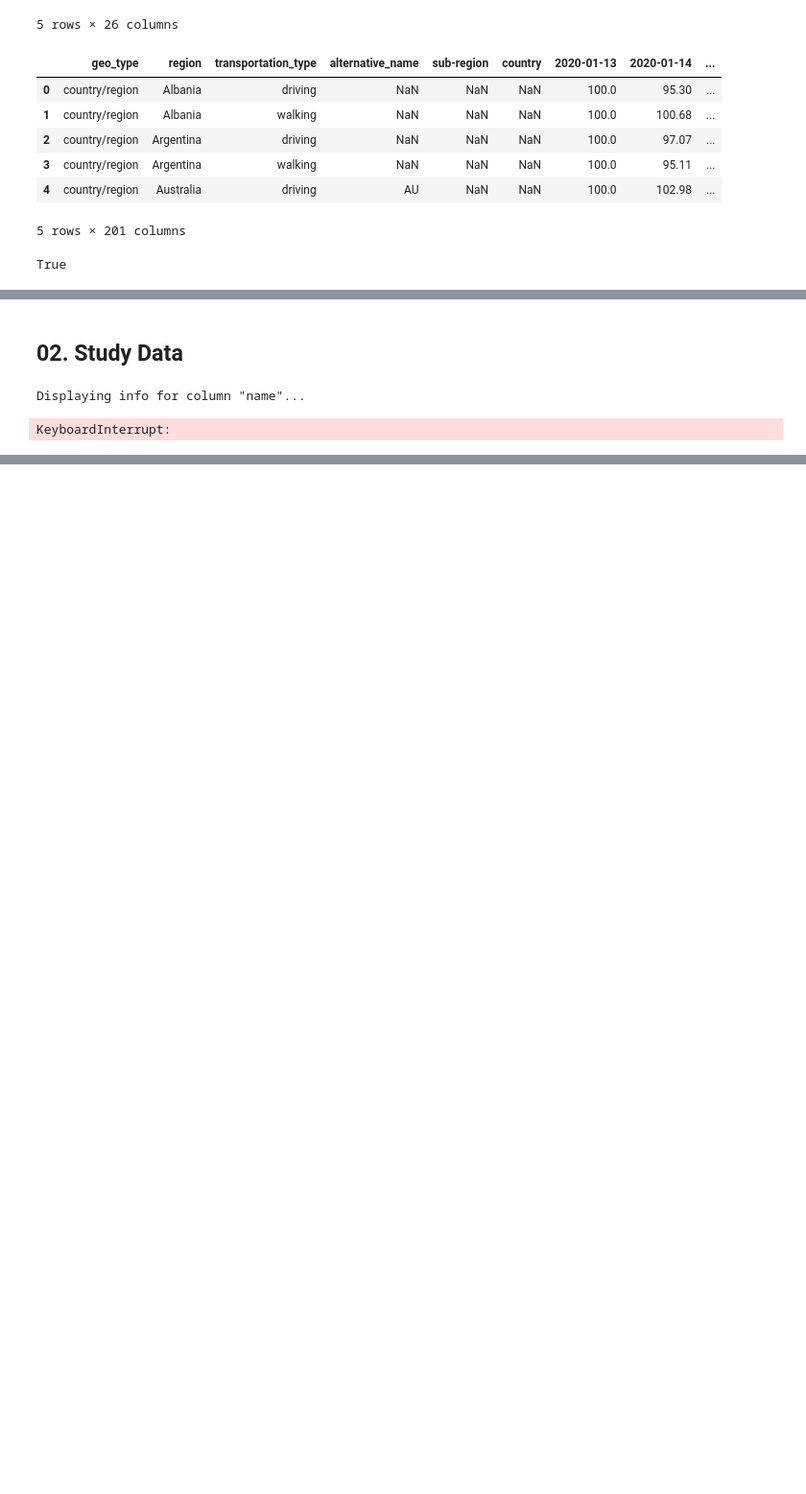
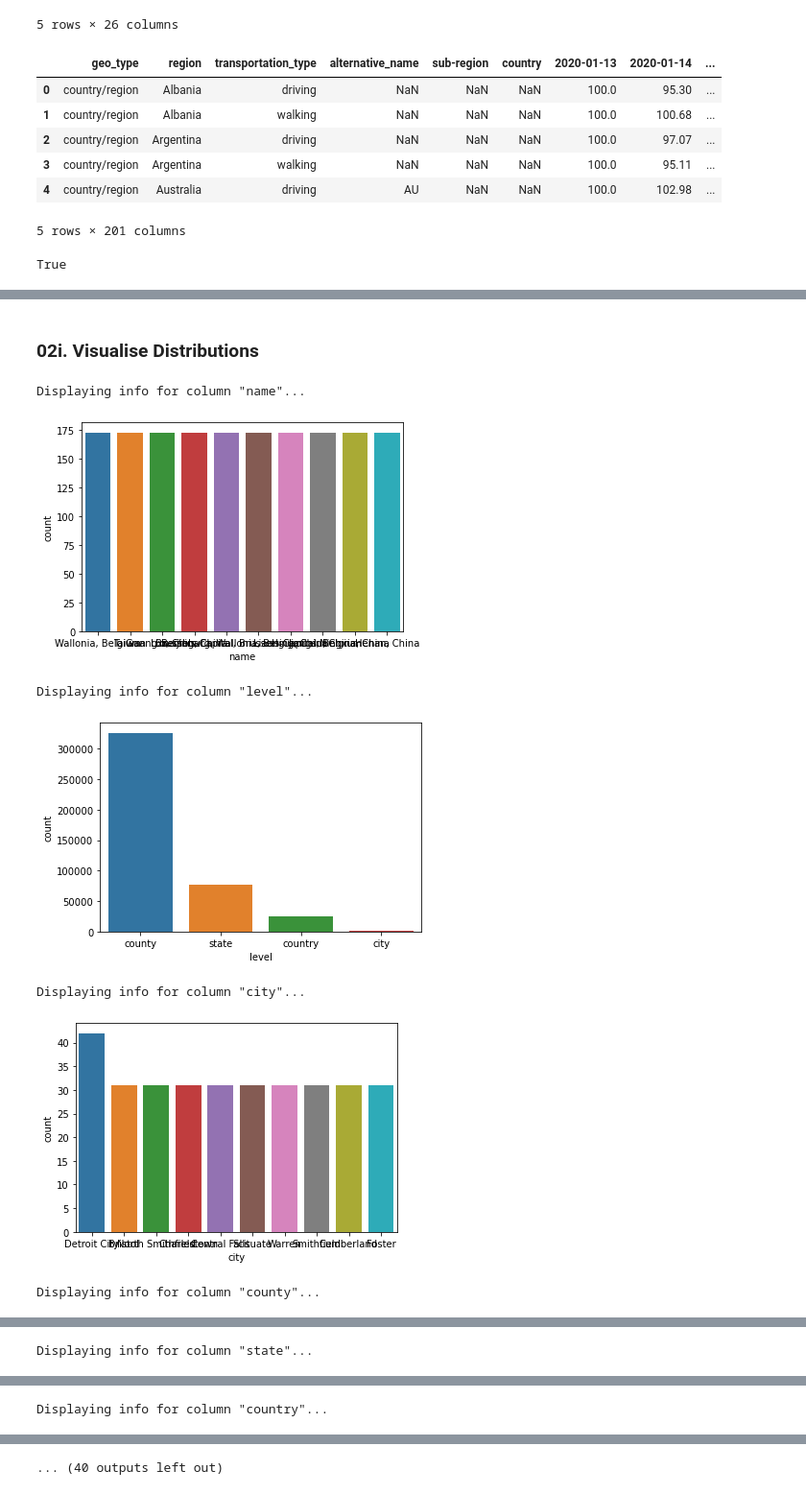
Before and after one commit to pillowtann/wwcode-covid-project, a Jupyter notebook: scripts/covid_EDA.ipynb, the cells around one changed output, grey strips where cells are left out. Shown at 96% size. Cells and saved outputs as stored; diff of their text form; code cells hidden in the pictures; blank space fills up the shorter version.

Commit message:
Update EDA section
Additional visualizations and cleaning

```diff
--- a/scripts/covid_EDA.ipynb
+++ b/scripts/covid_EDA.ipynb
@@ -84,21 +87,26 @@ Name: geo_type, Length: 3625, dtype: bool
-# %% [markdown]
-## 02. Study Data
+# %% [markdown]
+### 02i. Visualise Distributions
 # %%
 import seaborn as sns
 import matplotlib.pyplot as plt
 %matplotlib inline
 
-def get_data_info_by_columns(data):
-    for col in data.columns:
+def get_data_info_by_columns(data, cols = 'unspecified'):
+    cols = data.columns
+    for col in cols:
         print('Displaying info for column "'+col+'"...')
         if np.issubdtype(data[col].dtype, np.number):
-            ax = sns.distplot(x=col, data=data)
-            sns.countplot(x=col, data=data, order=data.col.value_counts().iloc[:10].index)
+            ax = sns.distplot(data[col])
         else:
-            ax = sns.countplot(data[col])
+            ax = sns.countplot(x=col, data=data, order=data[col].value_counts().iloc[:10].index)
         plt.show()
 
 get_data_info_by_columns(covid_df)
 # %% [output]
 Displaying info for column "name"...
+[figure, added]
-KeyboardInterrupt:
+Displaying info for column "level"...
+[figure, added]
+Displaying info for column "city"...
+[figure, added]
+Displaying info for column "county"...
@@ -104,0 +114 @@ KeyboardInterrupt:
+Displaying info for column "state"...
@@ -104,0 +116 @@ KeyboardInterrupt:
+Displaying info for column "country"...
@@ -104,0 +118 @@ KeyboardInterrupt:
+... (40 outputs left out)
```
Also changed, not shown: parts of 25 cells of this notebook.
